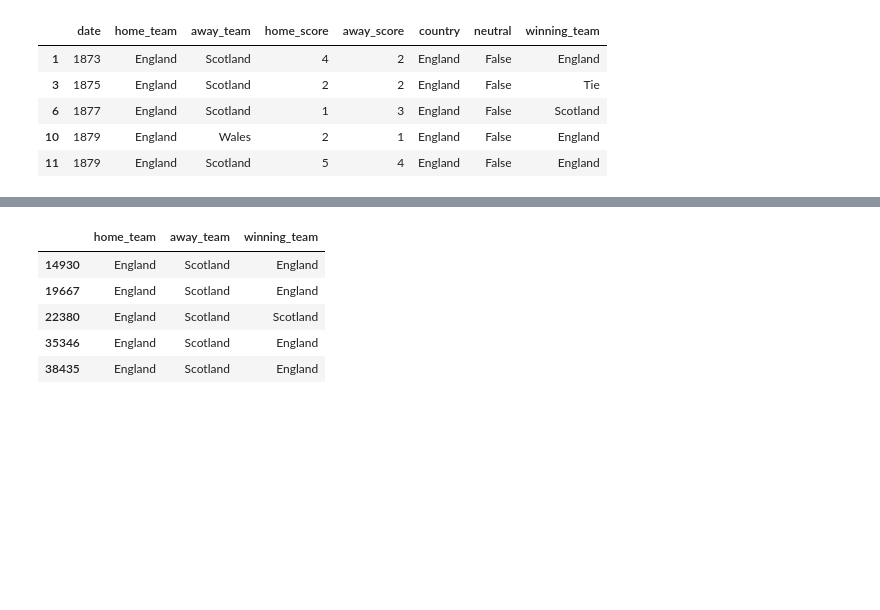
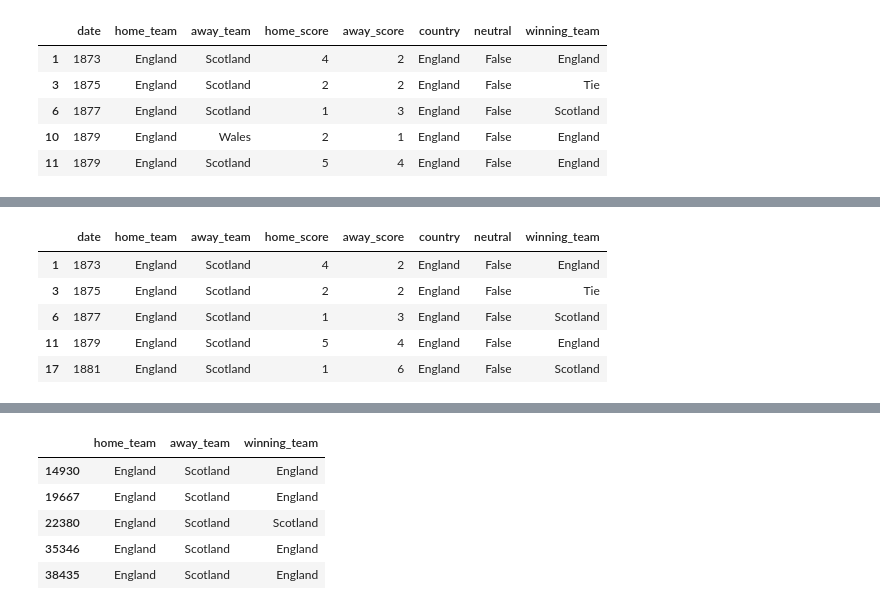
Before and after one commit to DSC-SCH/Predict_outcome_of_football_younghun, a Jupyter notebook: Prediction_based_on_national_matches.ipynb, the cells around one changed output, grey strips where cells are left out. Cells and saved outputs as stored; diff of their text form; code cells hidden in the pictures; blank space fills up the shorter version.

```diff
--- a/Prediction_based_on_national_matches.ipynb
+++ b/Prediction_based_on_national_matches.ipynb
@@ -289,3 +310,13 @@ eng_scot_matches.head()
+# %%
+eng_scot_matches = eng_scot_matches[eng_scot_matches['away_team'] == 'Scotland']
+eng_scot_matches.head()
+# %% [output]
+|  | date | home_team | away_team | home_score | away_score | country | neutral | winning_team |
+| 1 | 1873 | England | Scotland | 4 | 2 | England | False | England |
+| 3 | 1875 | England | Scotland | 2 | 2 | England | False | Tie |
+| 6 | 1877 | England | Scotland | 1 | 3 | England | False | Scotland |
+| 11 | 1879 | England | Scotland | 5 | 4 | England | False | England |
+| 17 | 1881 | England | Scotland | 1 | 6 | England | False | Scotland |
 # %%
 # 해당 데이터에서 필요없는 features 제거
 eng_scot_matches = eng_scot_matches.drop(['date','home_score','away_score','country','neutral'], axis=1)
```
Also changed, not shown: parts of 13 cells of this notebook.
